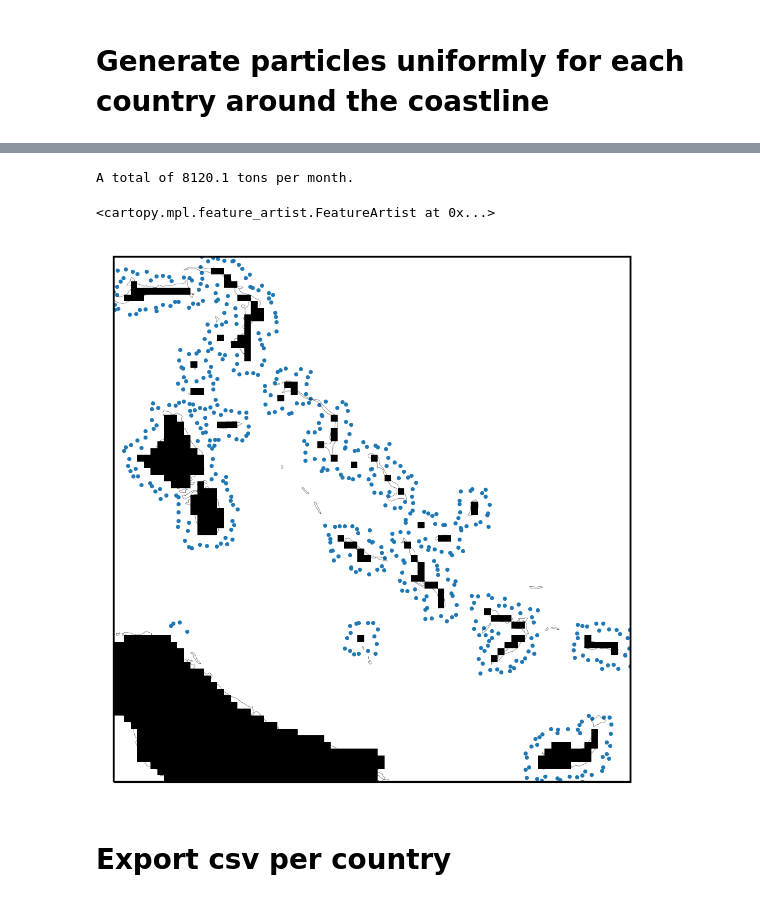
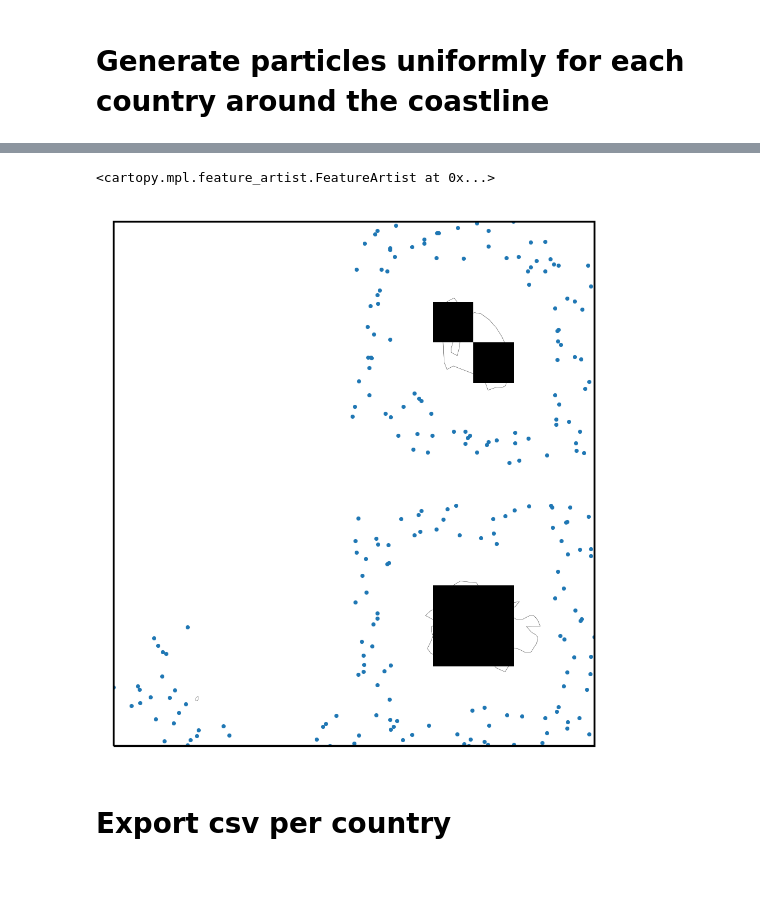
Before and after one commit to philippemiron/marine-litter-caribbean, a Jupyter notebook: notebooks/seeding-uniform.ipynb, the cells around one changed output, grey strips where cells are left out. Saved outputs shown, nothing was run; the diff lists cells and outputs as text; code cells hidden in the pictures.

```diff
--- a/notebooks/seeding-uniform.ipynb
+++ b/notebooks/seeding-uniform.ipynb
@@ -78,9 +33,0 @@ raw.head()
-# %%
-mpw = np.zeros(len(caribbean_countries))
-
-for i, c in enumerate(caribbean_countries):
-    j = np.where(raw.Country == c)[0]
-    if len(j):
-        mpw[i] = raw.iloc[j]['Total mismanaged plastic waste in 2010']
-    else:
-        print(f'No data {c} (index={i})')
@@ -128,5 +54,0 @@ The variable `nb_ocean_coastlines` contains the number of gridcell in the ocean-
-# %%
-with xr.open_dataset('../data/process/country_GLBv0.08.nc') as ds:
-    df = pd.DataFrame(data=np.column_stack([ds.country_list, mpw]), columns=['country', 'mpw [ton/year]'])
-    nb_ocean_coastlines = [np.sum((ds.ocean_coastlines_country == c_id).values) for c_id in range(0, len(ds.country_list))]
-    df['uniform mpw [ton/year/gridcell]'] =  df['mpw [ton/year]'] / nb_ocean_coastlines
@@ -201,30 +97,25 @@ qlat = ds.qlat.values
 ds.close()
 
 np.random.seed(42)
-coast_x = []; coast_y = []; coast_w = []; coast_cid = []
+coast_x = []; coast_y = []; coast_cid = []
+
+n = 5  # constant number of particles
 
 for c_id in range(0, len(caribbean_countries)):
-    mass = df.iloc[c_id]['uniform mpw [ton/year/gridcell]'] * mpw_to_ocean_ratio  # mpw into the ocean [tons]
-    n = number_of_particles(mass)
+    i,j,plon,plat = gridcell_country(c_id)
+    k = caribbean_filter(plon,plat)
+    i,j,plon,plat = i[k],j[k],plon[k],plat[k]
 
-    if n:
-        i,j,plon,plat = gridcell_country(c_id)
-        k = caribbean_filter(plon,plat)
-        i,j,plon,plat = i[k],j[k],plon[k],plat[k]
+    for i,j in zip(i,j):
+        dx = qlon[i+1] - qlon[i]
+        dy = qlat[j+1] - qlat[j]
 
-        for i,j in zip(i,j):
-            dx = qlon[i+1] - qlon[i]
-            dy = qlat[j+1] - qlat[j]
-
-            coast_x.append(qlon[i] + np.random.random_sample(n) * dx)
-            coast_y.append(qlat[j] + np.random.random_sample(n) * dy)
-            particles_mass = mass / 12 * light_particle_ratio # weight of monthly light particles [tons]
-            coast_w.append(np.full(n, particles_mass/n))
-            coast_cid.append(np.full(n, c_id, dtype='int'))
+        coast_x.append(qlon[i] + np.random.random_sample(n) * dx)
+        coast_y.append(qlat[j] + np.random.random_sample(n) * dy)
+        coast_cid.append(np.full(n, c_id, dtype='int'))
 
 coast_x = np.hstack(coast_x)
 coast_y = np.hstack(coast_y)
-coast_w = np.hstack(coast_w)
 coast_cid = np.hstack(coast_cid)
 # %%
 print(f'A total of {len(coast_x)} uniform particles.')
@@ -233,7 +124,3 @@ A total of 16450 uniform particles.
-# %%
-print(f'A total of {np.sum(coast_w):0.1f} tons per month.')
-# %% [output]
-A total of 8120.1 tons per month.
 # %%
 land = xr.open_dataset('../data/process/land_GLBv0.08.nc').land.values
 qlon = xr.open_dataset('../data/process/land_GLBv0.08.nc').qlon.values
@@ -241,20 +128,20 @@ qlat = xr.open_dataset('../data/process/land_GLBv0.08.nc').qlat.values
 # %%
 fig = plt.figure(dpi=300)
 ax = fig.add_subplot(1,1,1,aspect='equal', projection=ccrs.PlateCarree())
 
-c_id = 1
+c_id = 0
 r = np.where(coast_cid == c_id)[0]
 
 ax.pcolormesh(qlon, qlat, land, transform=ccrs.PlateCarree(), cmap='binary')
 ax.scatter(coast_x[r], coast_y[r], s=0.5, transform=ccrs.PlateCarree())
 
 ax.set_xlim(np.min(coast_x[r]), np.max(coast_x[r]))
 ax.set_ylim(np.min(coast_y[r]), np.max(coast_y[r]))
 
 ax.add_feature(cfeature.COASTLINE, linewidth=0.1, zorder=1)
 # %% [output]
 <cartopy.mpl.feature_artist.FeatureArtist at 0x...>
-[figure, old version]
+[figure, new version]
 # %% [markdown]
 # Export csv per country
 # %%
```
Also changed, not shown: parts of 17 cells of this notebook, 4 other files.
